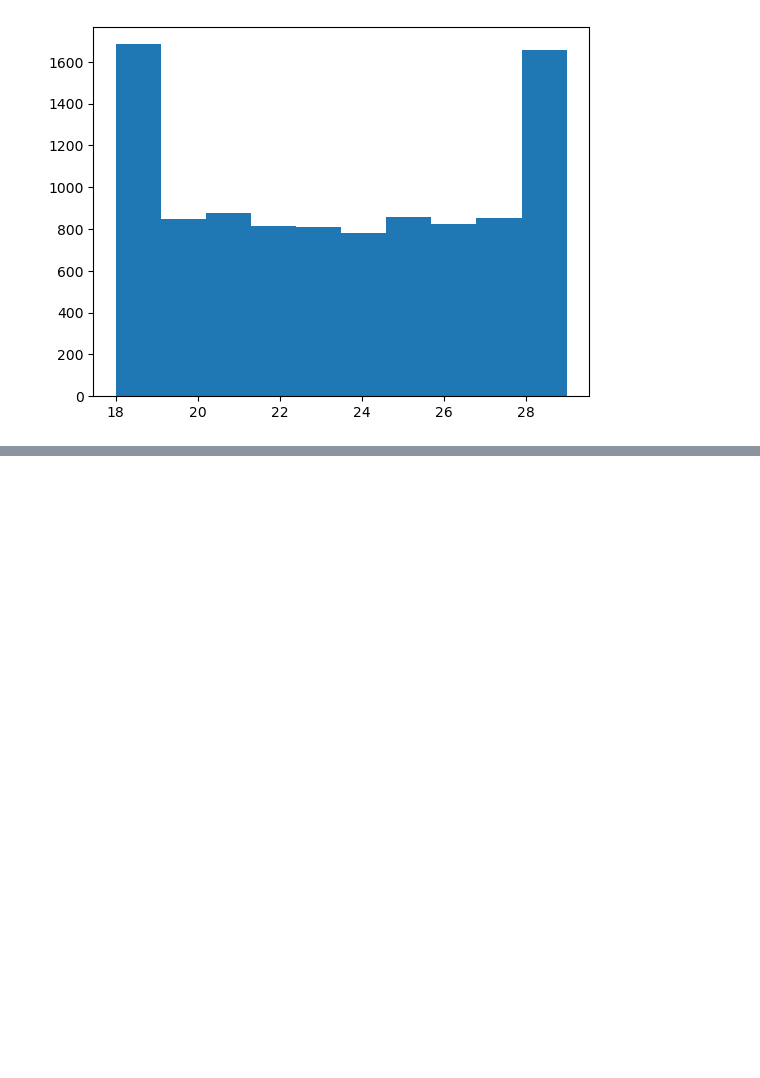
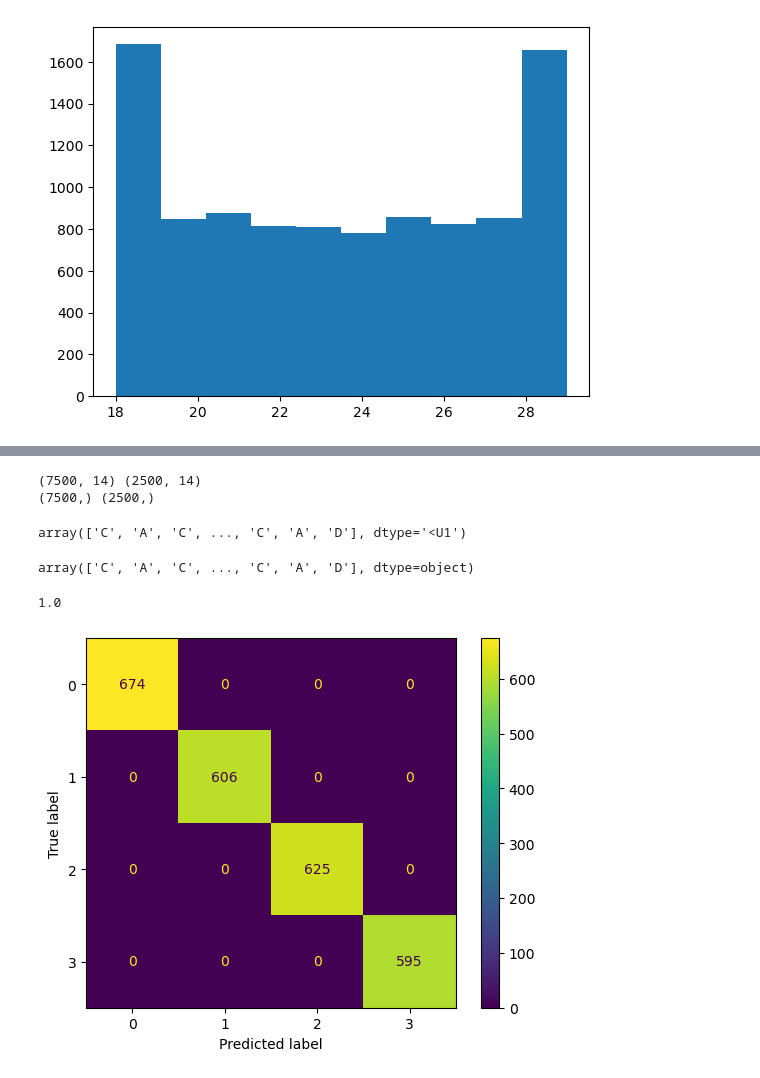
Before and after one commit to leydyson/Data-Science, a Jupyter notebook: Student Performance/notebooks/main.ipynb, the cells around one changed output, grey strips where cells are left out. Drawn from its saved outputs; the diff is of its cells as text; code cells hidden in the pictures; blank space fills up the shorter version.

```diff
--- a/Student Performance/notebooks/main.ipynb
+++ b/Student Performance/notebooks/main.ipynb
@@ -132,0 +258,2 @@ grafico.show()
+# %%
+x_train, x_test, y_train, y_test = train_test_split(x_df, y_df, test_size = 0.25, random_state = 0)
@@ -132,0 +270,3 @@ grafico.show()
+# %%
+with open('df.pkl', mode = 'wb') as f:
+  pickle.dump([x_train, y_train, x_test, y_test], f)
@@ -132,0 +278,32 @@ grafico.show()
+# %%
+with open('df.pkl', 'rb') as f:
+  x_train, y_train, x_test, y_test = pickle.load(f)
+# %%
+print(x_train.shape, x_test.shape)
+print(y_train.shape, y_test.shape)
+# %% [output]
+(7500, 14) (2500, 14)
+(7500,) (2500,)
+# %%
+naive = GaussianNB()
+naive.fit(x_train, y_train)
+predictions = naive.predict(x_test)
+predictions
+# %% [output]
+array(['C', 'A', 'C', ..., 'C', 'A', 'D'], dtype='<U1')
+# %%
+y_test
+# %% [output]
+array(['C', 'A', 'C', ..., 'C', 'A', 'D'], dtype=object)
+# %%
+accuracy_score(y_test, predictions)
+# %% [output]
+1.0
+# %%
+matriz = confusion_matrix(y_test, predictions)
+
+cm = ConfusionMatrixDisplay(confusion_matrix=matriz)
+cm.plot()
+plt.show()
+# %% [output]
+[figure, added]
```
Also changed, not shown: parts of 80 cells of this notebook, 1 other file.
